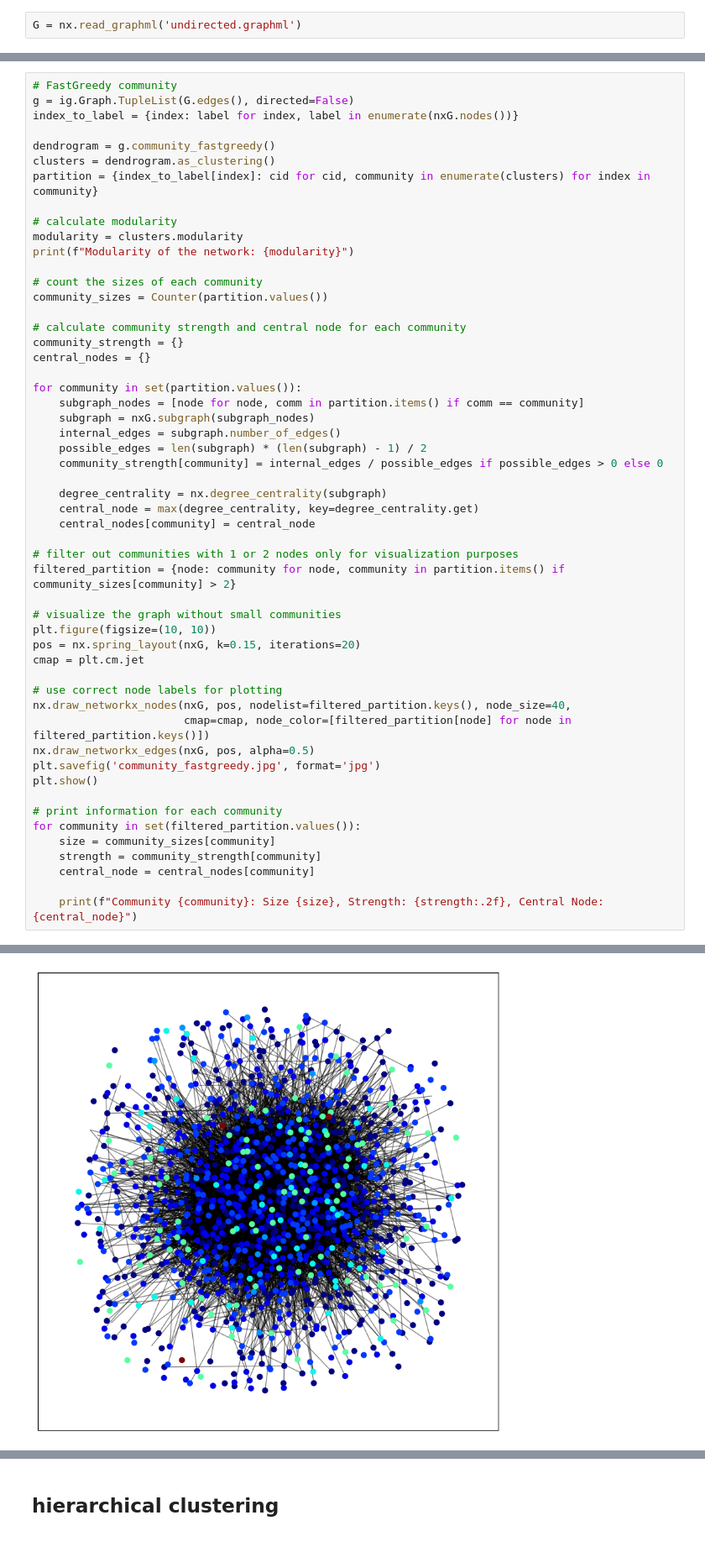
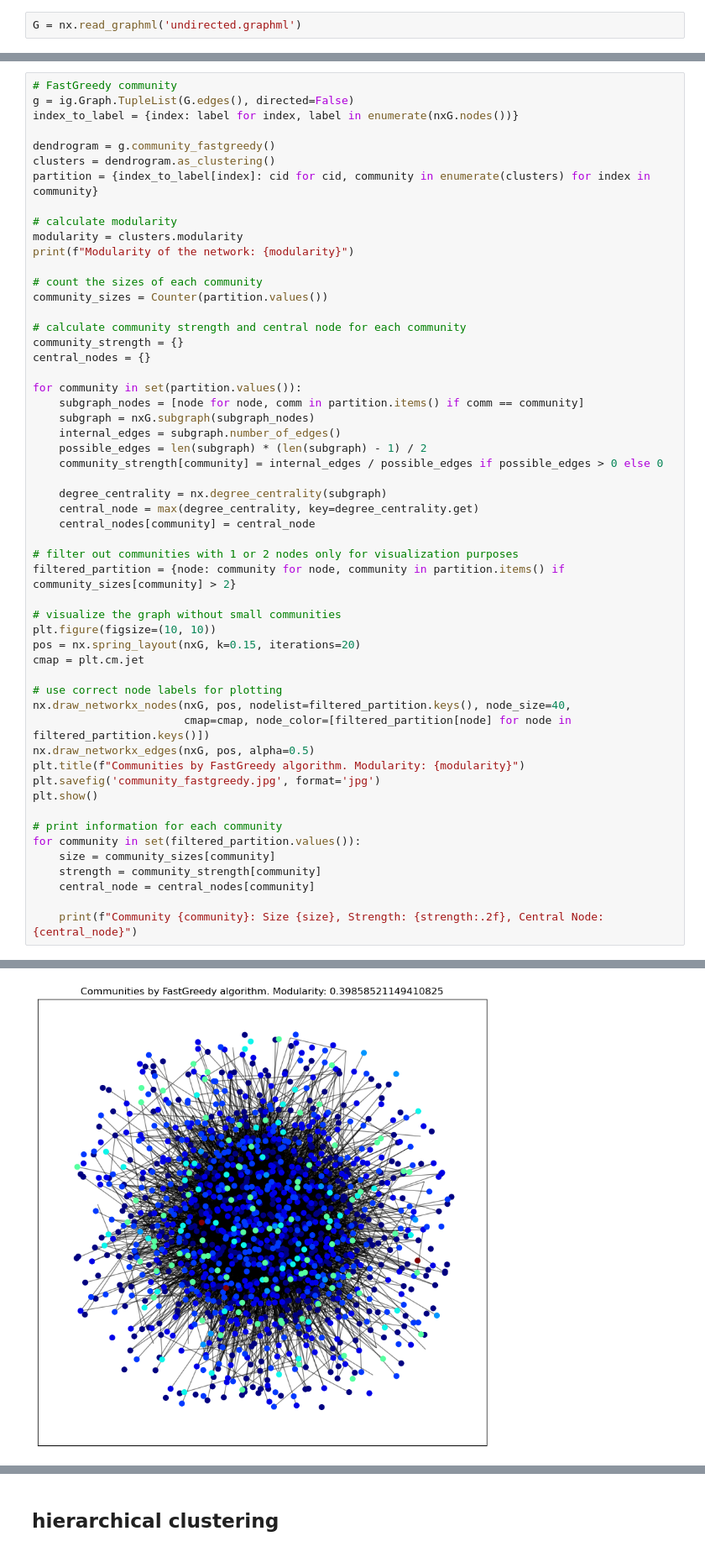
Before and after one commit to jakwisn/DTU-Social-Graphs-And-Interactions, a Jupyter notebook: communities.ipynb, the cells around one changed output, grey strips where cells are left out. Shown at 84% size. Saved outputs shown, nothing was run; the diff lists cells and outputs as text.

```diff
--- a/communities.ipynb
+++ b/communities.ipynb
@@ -90,34 +85,35 @@ for community in set(partition.values()):
     community_strength[community] = internal_edges / possible_edges if possible_edges > 0 else 0
 
     degree_centrality = nx.degree_centrality(subgraph)
     central_node = max(degree_centrality, key=degree_centrality.get)
     central_nodes[community] = central_node
 
 # filter out communities with 1 or 2 nodes only for visualization purposes
 filtered_partition = {node: community for node, community in partition.items() if community_sizes[community] > 2}
 
 # visualize the graph without small communities
 plt.figure(figsize=(10, 10))
 pos = nx.spring_layout(nxG, k=0.15, iterations=20)
 cmap = plt.cm.jet
 
 # use correct node labels for plotting
 nx.draw_networkx_nodes(nxG, pos, nodelist=filtered_partition.keys(), node_size=40,
                        cmap=cmap, node_color=[filtered_partition[node] for node in filtered_partition.keys()])
 nx.draw_networkx_edges(nxG, pos, alpha=0.5)
+plt.title(f"Communities by FastGreedy algorithm. Modularity: {modularity}")
 plt.savefig('community_fastgreedy.jpg', format='jpg')
 plt.show()
 
 # print information for each community
 for community in set(filtered_partition.values()):
     size = community_sizes[community]
     strength = community_strength[community]
     central_node = central_nodes[community]
 
     print(f"Community {community}: Size {size}, Strength: {strength:.2f}, Central Node: {central_node}")
 # %% [output]
 Modularity of the network: 0.39858521149410825
-[figure, old version]
+[figure, new version]
 Community 0: Size 460, Strength: 0.01, Central Node: Hip hop music
 Community 1: Size 355, Strength: 0.01, Central Node: Punk rock
 Community 2: Size 277, Strength: 0.01, Central Node: Country music
```
Also changed, not shown: parts of 2 cells of this notebook, 3 other files.
